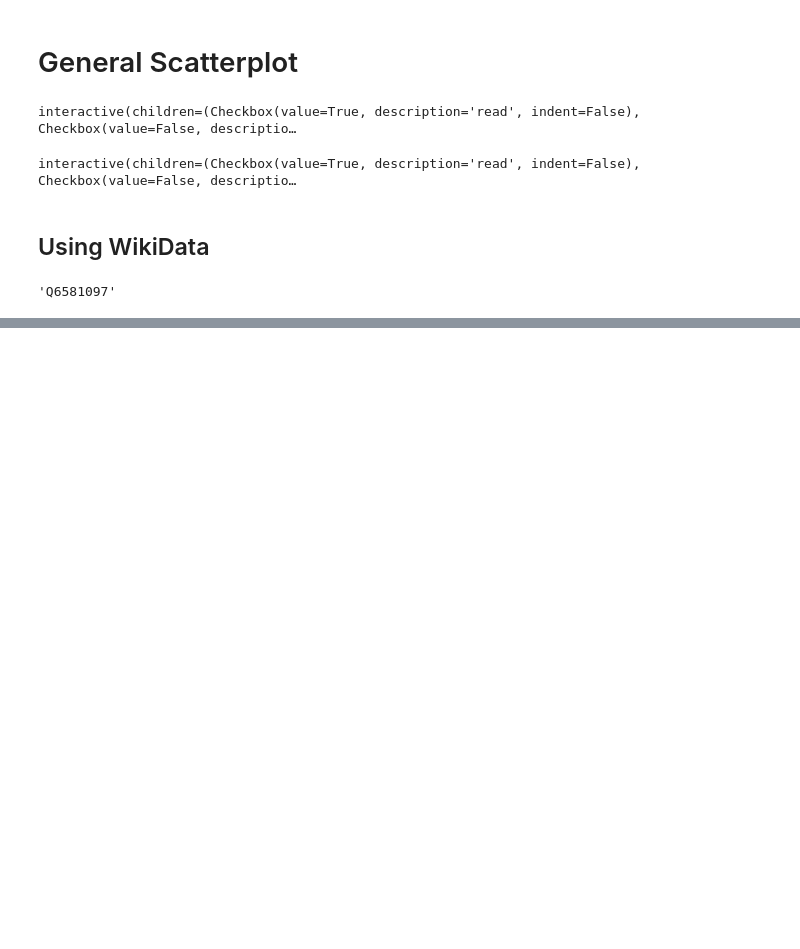
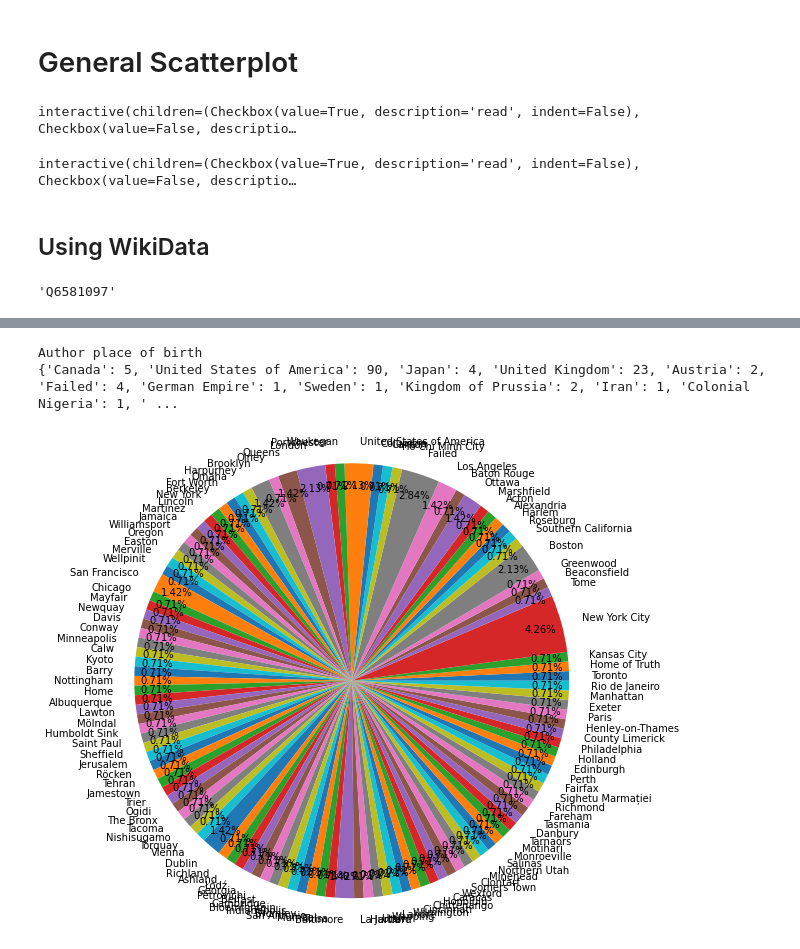
Before and after one commit to tylermnielsen/GoodreadsStats, a Jupyter notebook: GoodreadsStats.ipynb, the cells around one changed output, grey strips where cells are left out. Drawn from its saved outputs; the diff is of its cells as text; code cells hidden in the pictures; blank space fills up the shorter version.

Commit message:
pie for place born and upacking function

```diff
--- a/GoodreadsStats.ipynb
+++ b/GoodreadsStats.ipynb
@@ -427,0 +464,34 @@ unpackedData["Becky Chambers"]
+# %%
+birthCounts = {}
+attr = "place of birth"
+
+for i in unpackedData:
+    if unpackedData[i] == "Failed":
+        if "Failed" not in birthCounts:
+            birthCounts["Failed"] = 1
+        else:
+            birthCounts["Failed"] += 1
+        continue
+#     print(unpackedData[i]["country of citizenship"])
+    if attr in unpackedData[i]:
+        if unpackedData[i][attr] not in birthCounts:
+            birthCounts[unpackedData[i][attr]] = 1
+        else:
+            birthCounts[unpackedData[i][attr]] += 1
+
+
+pie_fig, pie_plt = plt.subplots()
+
+
+pie_plt.pie([birthCounts[i] for i in birthCounts],
+            labels=list(birthCounts),
+            radius=2.5,
+            autopct = lambda p : str(round(p, 2)) + "%",
+            pctdistance = 0.9)
+
+print("Author", attr)
+print(countryCounts)
+# %% [output]
+Author place of birth
+{'Canada': 5, 'United States of America': 90, 'Japan': 4, 'United Kingdom': 23, 'Austria': 2, 'Failed': 4, 'German Empire': 1, 'Sweden': 1, 'Kingdom of Prussia': 2, 'Iran': 1, 'Colonial Nigeria': 1, ' ...
+[figure, added]
```
Also changed, not shown: parts of 14 cells of this notebook.
